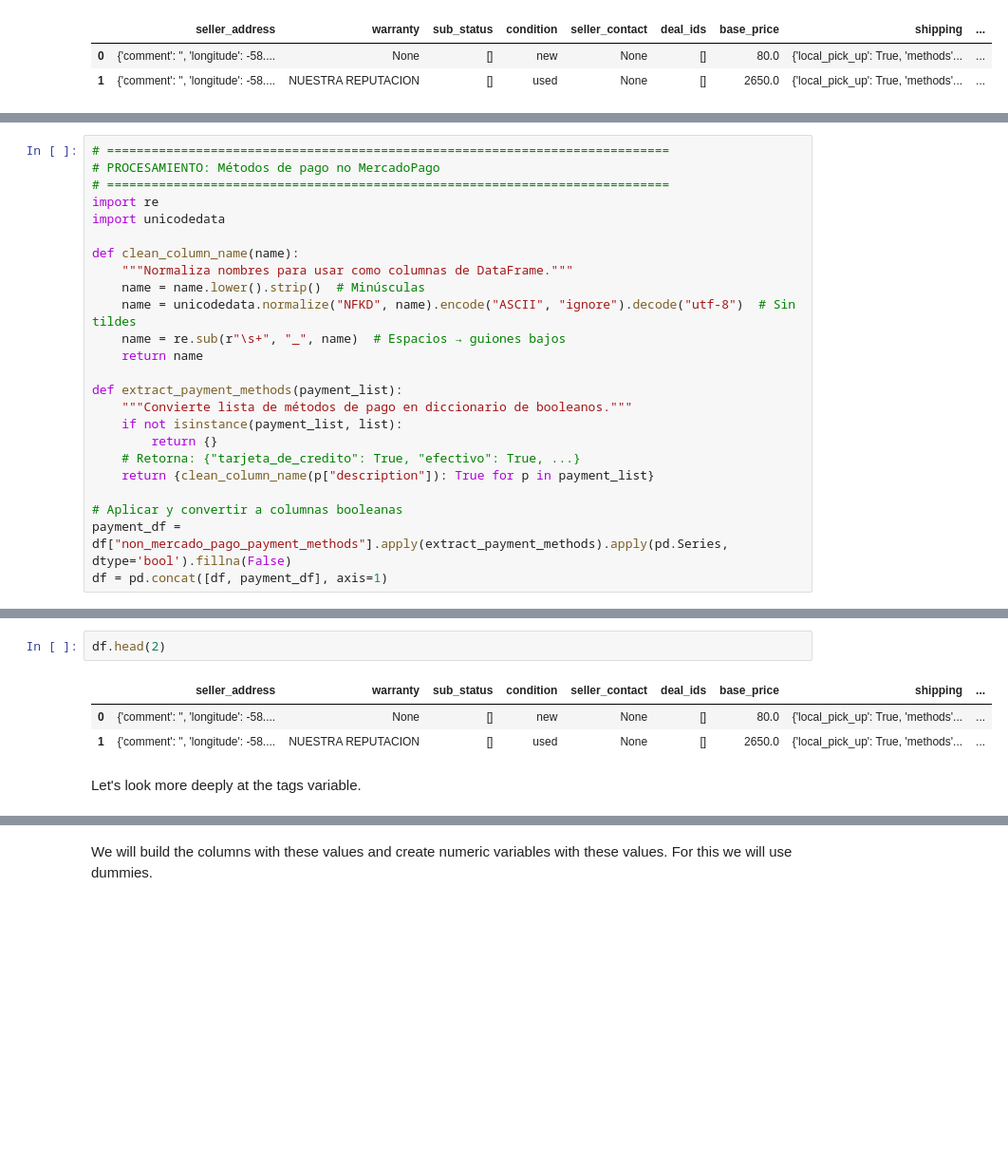
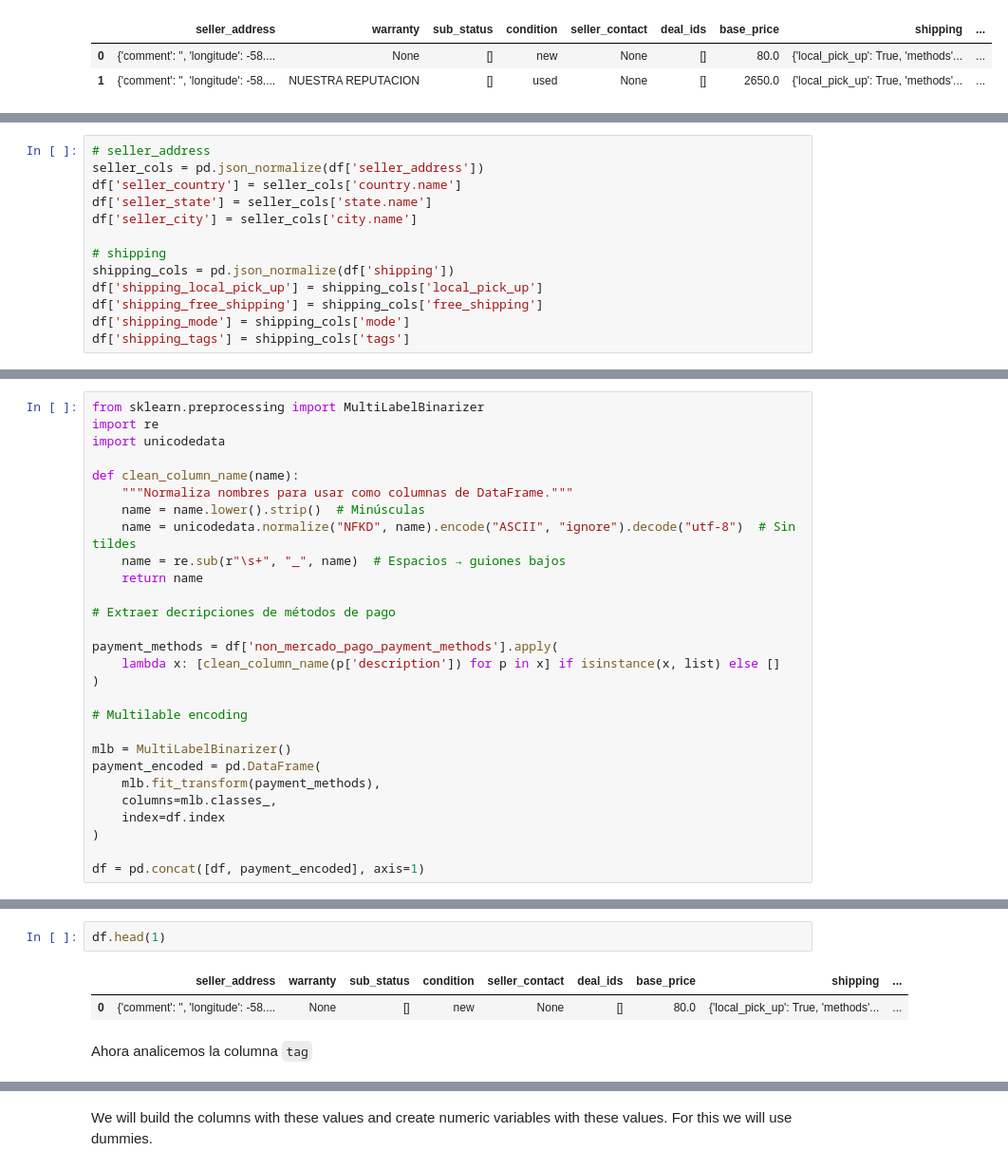
Before and after one commit to dpalacioj/data-projects-lab, a Jupyter notebook: projects/clasificador-meli/src/notebooks/preprocessing_eda.ipynb, the cells around one changed output, grey strips where cells are left out. Shown at 95% size. Drawn from its saved outputs; the diff is of its cells as text; blank space fills up the shorter version.

```diff
--- a/projects/clasificador-meli/src/notebooks/preprocessing_eda.ipynb
+++ b/projects/clasificador-meli/src/notebooks/preprocessing_eda.ipynb
@@ -197,0 +318,13 @@ df['shipping_mode'] = df.apply(lambda x : x['shipping']['mode'], axis = 1)
+# %%
+# seller_address
+seller_cols = pd.json_normalize(df['seller_address'])
+df['seller_country'] = seller_cols['country.name']
+df['seller_state'] = seller_cols['state.name']
+df['seller_city'] = seller_cols['city.name']
+
+# shipping
+shipping_cols = pd.json_normalize(df['shipping'])
+df['shipping_local_pick_up'] = shipping_cols['local_pick_up']
+df['shipping_free_shipping'] = shipping_cols['free_shipping']
+df['shipping_mode'] = shipping_cols['mode']
+df['shipping_tags'] = shipping_cols['tags']
@@ -206,7 +342,5 @@ We are going to transform the non_mercado_pago_payment_methods column. We are go
 # %%
-# ============================================================================
-# PROCESAMIENTO: Métodos de pago no MercadoPago
-# ============================================================================
+from sklearn.preprocessing import MultiLabelBinarizer
 import re
 import unicodedata
 
@@ -217,13 +351,19 @@ def clean_column_name(name):
     name = re.sub(r"\s+", "_", name)  # Espacios → guiones bajos
     return name
 
-def extract_payment_methods(payment_list):
-    """Convierte lista de métodos de pago en diccionario de booleanos."""
-    if not isinstance(payment_list, list):
-        return {}
-    # Retorna: {"tarjeta_de_credito": True, "efectivo": True, ...}
-    return {clean_column_name(p["description"]): True for p in payment_list}
+# Extraer decripciones de métodos de pago
 
-# Aplicar y convertir a columnas booleanas
-payment_df = df["non_mercado_pago_payment_methods"].apply(extract_payment_methods).apply(pd.Series, dtype='bool').fillna(False)
-df = pd.concat([df, payment_df], axis=1)
+payment_methods = df['non_mercado_pago_payment_methods'].apply(
+    lambda x: [clean_column_name(p['description']) for p in x] if isinstance(x, list) else []
+)
+
+# Multilable encoding
+
+mlb = MultiLabelBinarizer()
+payment_encoded = pd.DataFrame(
+    mlb.fit_transform(payment_methods),
+    columns=mlb.classes_,
+    index=df.index
+)
+
+df = pd.concat([df, payment_encoded], axis=1)
@@ -230,11 +390,10 @@ df = pd.concat([df, payment_df], axis=1)
 # %%
-df.head(2)
+df.head(1)
 # %% [output]
 |  | seller_address | warranty | sub_status | condition | seller_contact | deal_ids | base_price | shipping | ... |
 | 0 | {'comment': '', 'longitude': -58.... | None | [] | new | None | [] | 80.0 | {'local_pick_up': True, 'methods'... | ... |
-| 1 | {'comment': '', 'longitude': -58.... | NUESTRA REPUTACION | [] | used | None | [] | 2650.0 | {'local_pick_up': True, 'methods'... | ... |
-# %% [markdown]
-Let's look more deeply at the tags variable.
+# %% [markdown]
+Ahora analicemos la columna `tag`
 # %%
 df.tags.value_counts()
 # %% [output]
```
Also changed, not shown: parts of 101 cells of this notebook, 29 other files.
